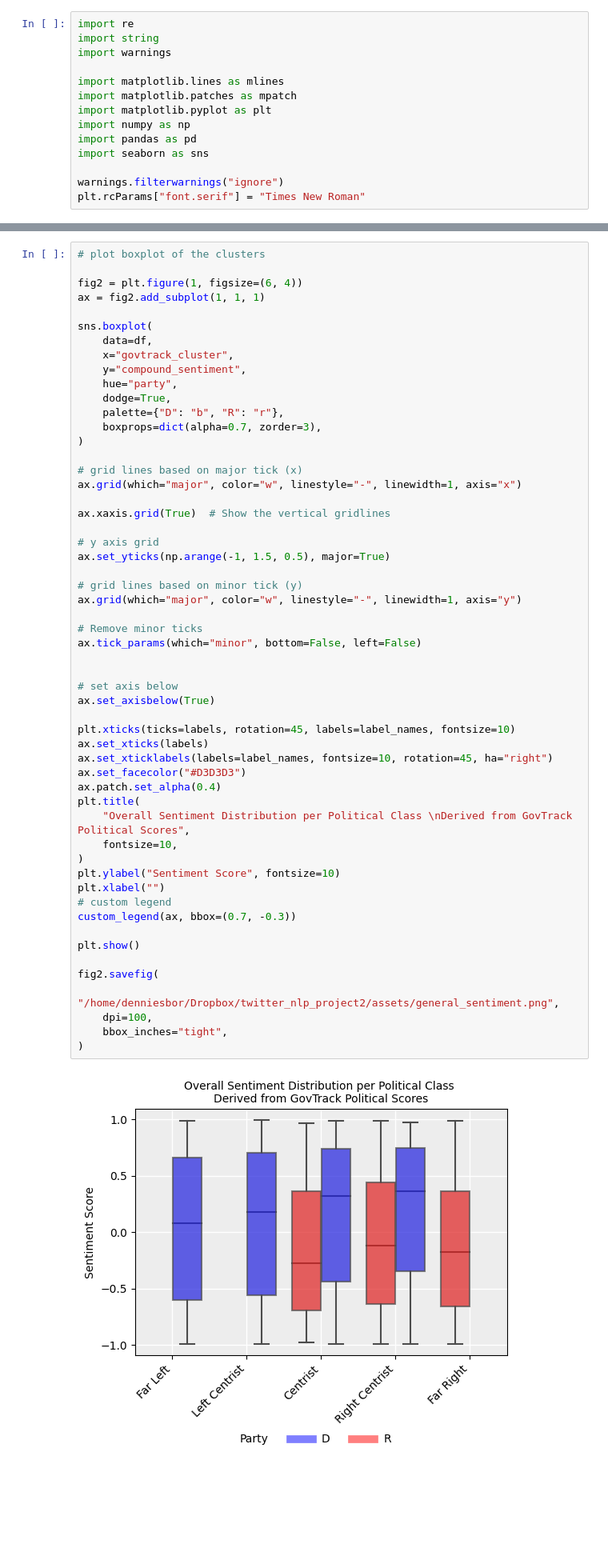
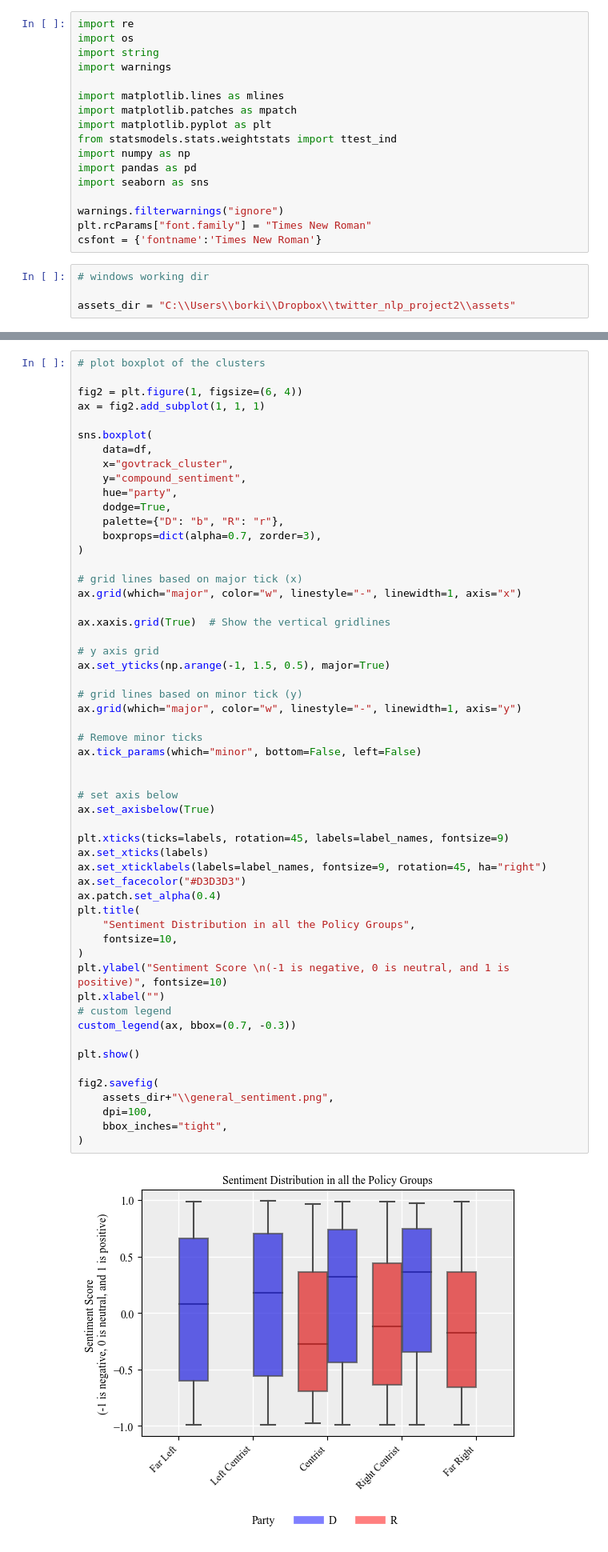
Before and after one commit to denniesbor/twitter_political_polarization, a Jupyter notebook: notebooks/5. Analysis.ipynb, the cells around one changed output, grey strips where cells are left out. Shown: that part at 80% size. Saved outputs shown, nothing was run; the diff lists cells and outputs as text; blank space fills up the shorter version.

```diff
--- a/notebooks/5. Analysis.ipynb
+++ b/notebooks/5. Analysis.ipynb
@@ -1,17 +1,24 @@
 # %%
 import re
+import os
 import string
 import warnings
 
 import matplotlib.lines as mlines
 import matplotlib.patches as mpatch
 import matplotlib.pyplot as plt
+from statsmodels.stats.weightstats import ttest_ind
 import numpy as np
 import pandas as pd
 import seaborn as sns
 
 warnings.filterwarnings("ignore")
-plt.rcParams["font.serif"] = "Times New Roman"
+plt.rcParams["font.family"] = "Times New Roman"
+csfont = {'fontname':'Times New Roman'}
+# %%
+# windows working dir
+
+assets_dir = "C:\\Users\\borki\\Dropbox\\twitter_nlp_project2\\assets"
 # %%
 df = pd.read_csv("vader_sentiment_tweets.csv")
 # %%
@@ -190,39 +230,39 @@ ax.xaxis.grid(True)  # Show the vertical gridlines
 # y axis grid
 ax.set_yticks(np.arange(-1, 1.5, 0.5), major=True)
 
 # grid lines based on minor tick (y)
 ax.grid(which="major", color="w", linestyle="-", linewidth=1, axis="y")
 
 # Remove minor ticks
 ax.tick_params(which="minor", bottom=False, left=False)
 
 
 # set axis below
 ax.set_axisbelow(True)
 
-plt.xticks(ticks=labels, rotation=45, labels=label_names, fontsize=10)
+plt.xticks(ticks=labels, rotation=45, labels=label_names, fontsize=9)
 ax.set_xticks(labels)
-ax.set_xticklabels(labels=label_names, fontsize=10, rotation=45, ha="right")
+ax.set_xticklabels(labels=label_names, fontsize=9, rotation=45, ha="right")
 ax.set_facecolor("#D3D3D3")
 ax.patch.set_alpha(0.4)
 plt.title(
-    "Overall Sentiment Distribution per Political Class \nDerived from GovTrack Political Scores",
+    "Sentiment Distribution in all the Policy Groups",
     fontsize=10,
 )
-plt.ylabel("Sentiment Score", fontsize=10)
+plt.ylabel("Sentiment Score \n(-1 is negative, 0 is neutral, and 1 is positive)", fontsize=10)
 plt.xlabel("")
 # custom legend
 custom_legend(ax, bbox=(0.7, -0.3))
 
 plt.show()
 
 fig2.savefig(
-    "/home/denniesbor/Dropbox/twitter_nlp_project2/assets/general_sentiment.png",
+    assets_dir+"\\general_sentiment.png",
     dpi=100,
     bbox_inches="tight",
 )
 # %% [output]
-[figure, old version]
+[figure, new version]
 # %%
 # plot boxplot of the clusters
 
```
Also changed, not shown: parts of 28 cells of this notebook, 48 other files.
